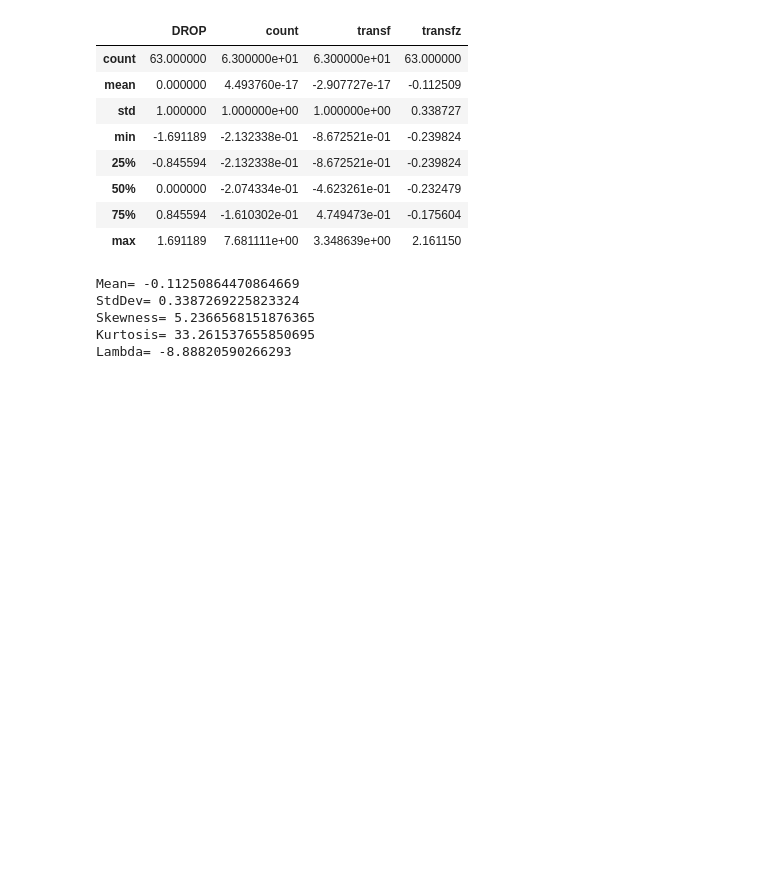
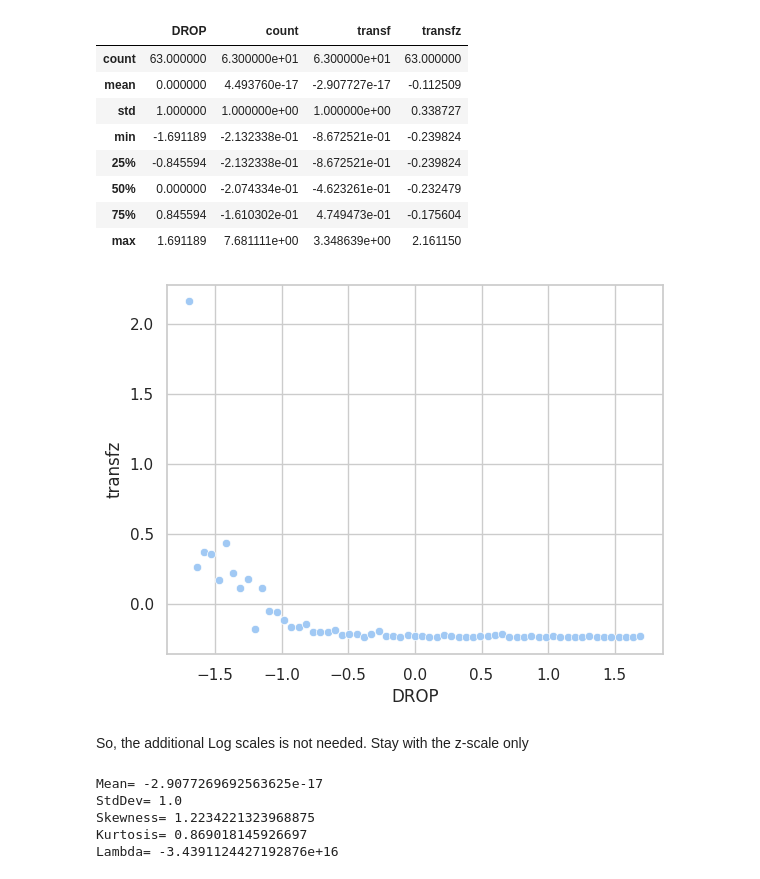
Before and after one commit to clizarraga-UAD7/Notebooks, a Jupyter notebook: DROPm_Analysis.ipynb, the cells around one changed output. Saved outputs shown, nothing was run; the diff lists cells and outputs as text; code cells hidden in the pictures; blank space fills up the shorter version.

```diff
--- a/DROPm_Analysis.ipynb
+++ b/DROPm_Analysis.ipynb
@@ -523,13 +522,22 @@ df_z_scaled.describe()
 | 50% | 0.000000 | -2.074334e-01 | -4.623261e-01 | -0.232479 |
 | 75% | 0.845594 | -1.610302e-01 | 4.749473e-01 | -0.175604 |
 | max | 1.691189 | 7.681111e+00 | 3.348639e+00 | 2.161150 |
+# %%
+# Scatterplot in the transformed z scale Log variable
+
+sns.set_theme(style="whitegrid", palette="pastel")
+sns.scatterplot(data=df_z_scaled, x="DROP", y="transfz");
+# %% [output]
+[figure, added]
+# %% [markdown]
+So, the additional Log scales is not needed. Stay with the z-scale only
 # %%
 # General dataset statistics
 
-ave_count_z = df_z_scaled['transfz'].mean()
-std_count_z = df_z_scaled['transfz'].std()
-skew_count_z = df_z_scaled['transfz'].skew()
-kurt_count_z = df_z_scaled['transfz'].kurtosis()
+ave_count_z = df_z_scaled['transf'].mean()
+std_count_z = df_z_scaled['transf'].std()
+skew_count_z = df_z_scaled['transf'].skew()
+kurt_count_z = df_z_scaled['transf'].kurtosis()
 
 print('Mean=', ave_count_z)
 print('StdDev=', std_count_z)
@@ -540,11 +548,11 @@ print('Kurtosis=', kurt_count_z)
 lmbd_z = 1.0/ave_count_z
 print('Lambda=', lmbd_z)
 # %% [output]
-Mean= -0.11250864470864669
-StdDev= 0.3387269225823324
-Skewness= 5.2366568151876365
-Kurtosis= 33.261537655850695
-Lambda= -8.88820590266293
+Mean= -2.9077269692563625e-17
+StdDev= 1.0
+Skewness= 1.2234221323968875
+Kurtosis= 0.869018145926697
+Lambda= -3.4391124427192876e+16
 # %%
 # Barplot (histogram)
 sns.set_theme(style="whitegrid", palette="pastel")
```
Also changed, not shown: parts of 22 cells of this notebook.
